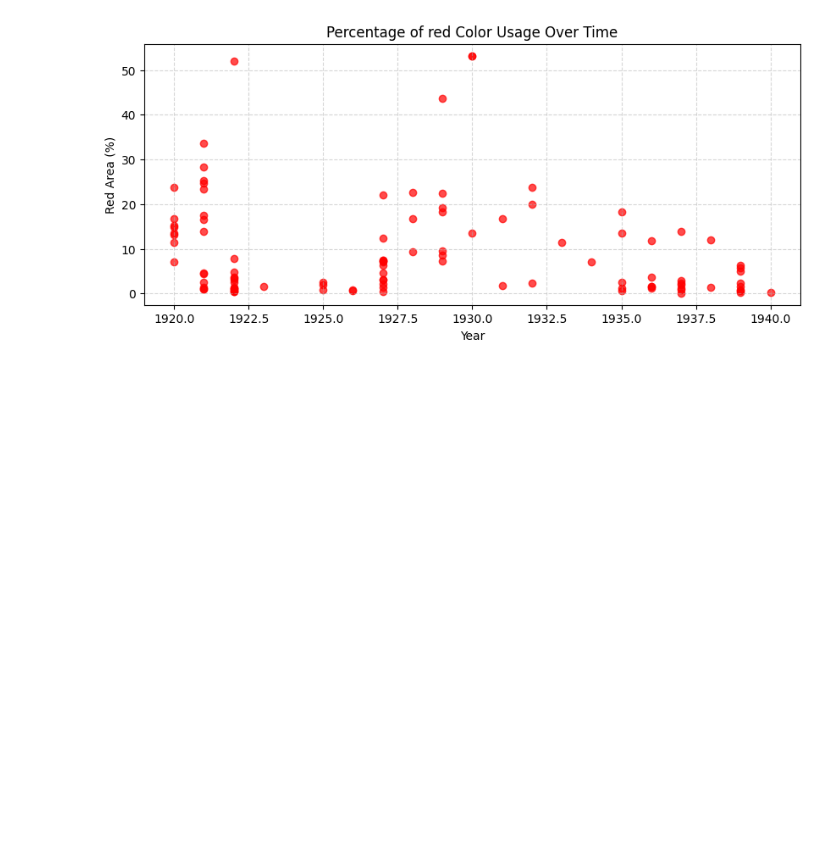
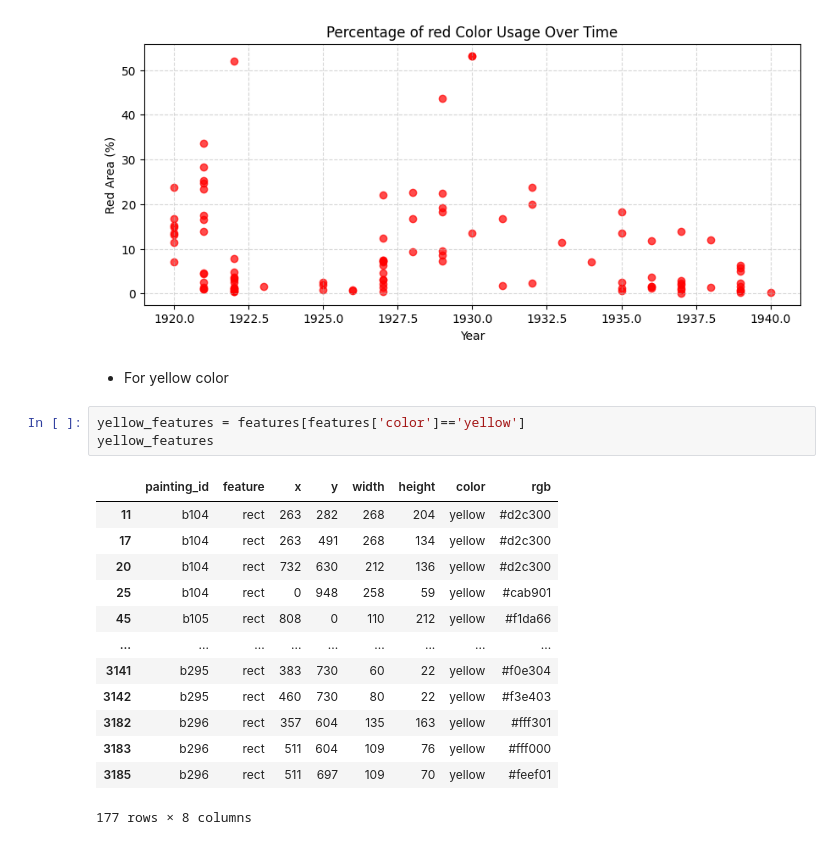
Before and after one commit to sanagahoi/Python_labs, a Jupyter notebook: cisco-labs/mondrian-art-project/mondrian-art-project.ipynb, the cells around one changed output. Drawn from its saved outputs; the diff is of its cells as text; blank space fills up the shorter version.

```diff
--- a/cisco-labs/mondrian-art-project/mondrian-art-project.ipynb
+++ b/cisco-labs/mondrian-art-project/mondrian-art-project.ipynb
@@ -536,3 +536,22 @@ plt.grid(True, linestyle='--', alpha=0.5)
 plt.show()
 # %% [output]
 [figure]
+# %% [markdown]
+- For yellow color
+# %%
+yellow_features = features[features['color']=='yellow']
+yellow_features
+# %% [output]
+|  | painting_id | feature | x | y | width | height | color | rgb |
+| 11 | b104 | rect | 263 | 282 | 268 | 204 | yellow | #d2c300 |
+| 17 | b104 | rect | 263 | 491 | 268 | 134 | yellow | #d2c300 |
+| 20 | b104 | rect | 732 | 630 | 212 | 136 | yellow | #d2c300 |
+| 25 | b104 | rect | 0 | 948 | 258 | 59 | yellow | #cab901 |
+| 45 | b105 | rect | 808 | 0 | 110 | 212 | yellow | #f1da66 |
+| ... | ... | ... | ... | ... | ... | ... | ... | ... |
+| 3141 | b295 | rect | 383 | 730 | 60 | 22 | yellow | #f0e304 |
+| 3142 | b295 | rect | 460 | 730 | 80 | 22 | yellow | #f3e403 |
+| 3182 | b296 | rect | 357 | 604 | 135 | 163 | yellow | #fff301 |
+| 3183 | b296 | rect | 511 | 604 | 109 | 76 | yellow | #fff000 |
+| 3185 | b296 | rect | 511 | 697 | 109 | 70 | yellow | #feef01 |
+177 rows × 8 columns
```
Also changed, not shown: parts of 4 cells of this notebook.
